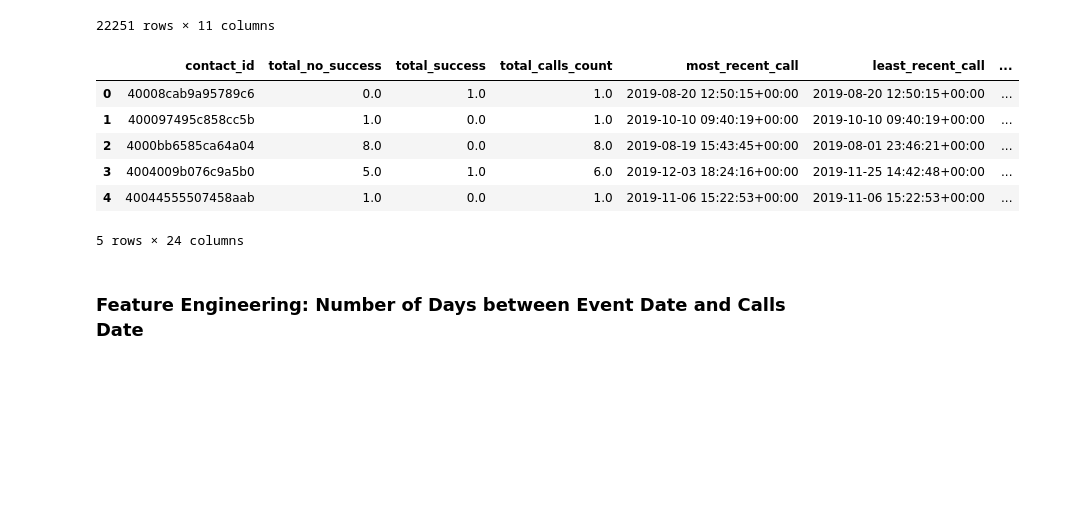
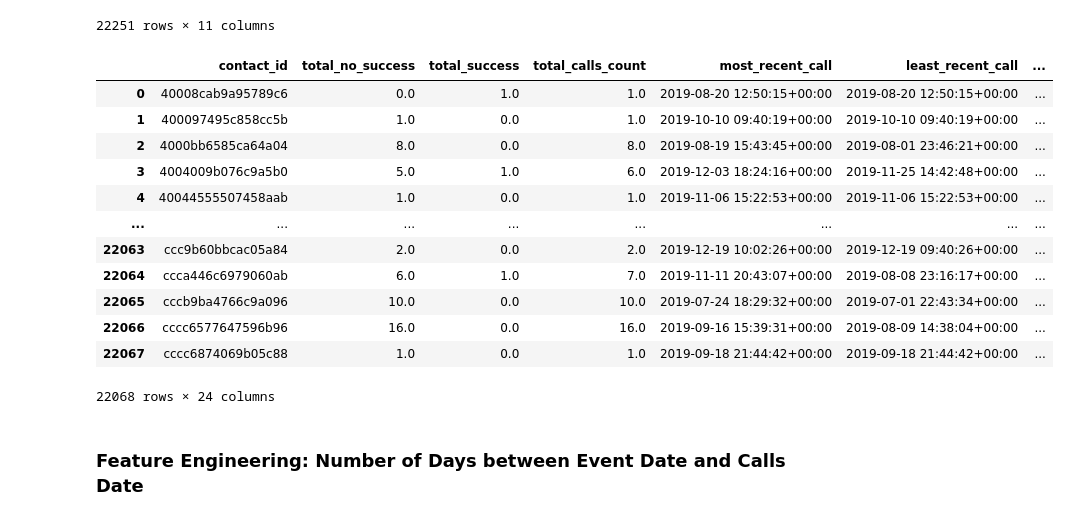
Before and after one commit to YingluDeng/6SenseCallPrediction, a Jupyter notebook: pipeline/DataPreprocessing.ipynb, the cells around one changed output. Cells and saved outputs as stored; diff of their text form; code cells hidden in the pictures; blank space fills up the shorter version.

```diff
--- a/pipeline/DataPreprocessing.ipynb
+++ b/pipeline/DataPreprocessing.ipynb
@@ -98,8 +98,9 @@ new_calls.head()
 # %%
 merged_data = new_calls.copy()
 merged_data = merged_data.merge(people, on='contact_id', how='inner')
+merged_data = merged_data.drop_duplicates(subset=['contact_id'], keep='first')
 merged_data = merged_data.merge(companies, on='company_id', how='inner')
-merged_data.head()
+merged_data
 # %% [output]
 |  | contact_id | total_no_success | total_success | total_calls_count | most_recent_call | least_recent_call | ... |
 | 0 | 4000047a5b09764c | 2.0 | 0.0 | 2.0 | 2019-09-19 21:43:06+00:00 | 2019-09-19 16:31:08+00:00 | ... |
@@ -155,15 +163,21 @@ events_new
 22251 rows × 11 columns
 # %%
 merged_data = merged_data.merge(events_new, on='contact_id', how='inner')
-merged_data.head()
+merged_data
 # %% [output]
 |  | contact_id | total_no_success | total_success | total_calls_count | most_recent_call | least_recent_call | ... |
 | 0 | 40008cab9a95789c6 | 0.0 | 1.0 | 1.0 | 2019-08-20 12:50:15+00:00 | 2019-08-20 12:50:15+00:00 | ... |
 | 1 | 400097495c858cc5b | 1.0 | 0.0 | 1.0 | 2019-10-10 09:40:19+00:00 | 2019-10-10 09:40:19+00:00 | ... |
 | 2 | 4000bb6585ca64a04 | 8.0 | 0.0 | 8.0 | 2019-08-19 15:43:45+00:00 | 2019-08-01 23:46:21+00:00 | ... |
 | 3 | 4004009b076c9a5b0 | 5.0 | 1.0 | 6.0 | 2019-12-03 18:24:16+00:00 | 2019-11-25 14:42:48+00:00 | ... |
 | 4 | 40044555507458aab | 1.0 | 0.0 | 1.0 | 2019-11-06 15:22:53+00:00 | 2019-11-06 15:22:53+00:00 | ... |
+| ... | ... | ... | ... | ... | ... | ... | ... |
+| 22063 | ccc9b60bbcac05a84 | 2.0 | 0.0 | 2.0 | 2019-12-19 10:02:26+00:00 | 2019-12-19 09:40:26+00:00 | ... |
+| 22064 | ccca446c6979060ab | 6.0 | 1.0 | 7.0 | 2019-11-11 20:43:07+00:00 | 2019-08-08 23:16:17+00:00 | ... |
+| 22065 | cccb9ba4766c9a096 | 10.0 | 0.0 | 10.0 | 2019-07-24 18:29:32+00:00 | 2019-07-01 22:43:34+00:00 | ... |
+| 22066 | cccc6577647596b96 | 16.0 | 0.0 | 16.0 | 2019-09-16 15:39:31+00:00 | 2019-08-09 14:38:04+00:00 | ... |
+| 22067 | cccc6874069b05c88 | 1.0 | 0.0 | 1.0 | 2019-09-18 21:44:42+00:00 | 2019-09-18 21:44:42+00:00 | ... |
-5 rows × 24 columns
+22068 rows × 24 columns
 # %% [markdown]
 ### Feature Engineering: Number of Days between Event Date and Calls Date
 # %%
```
Also changed, not shown: parts of 9 cells of this notebook, 2 other files.
